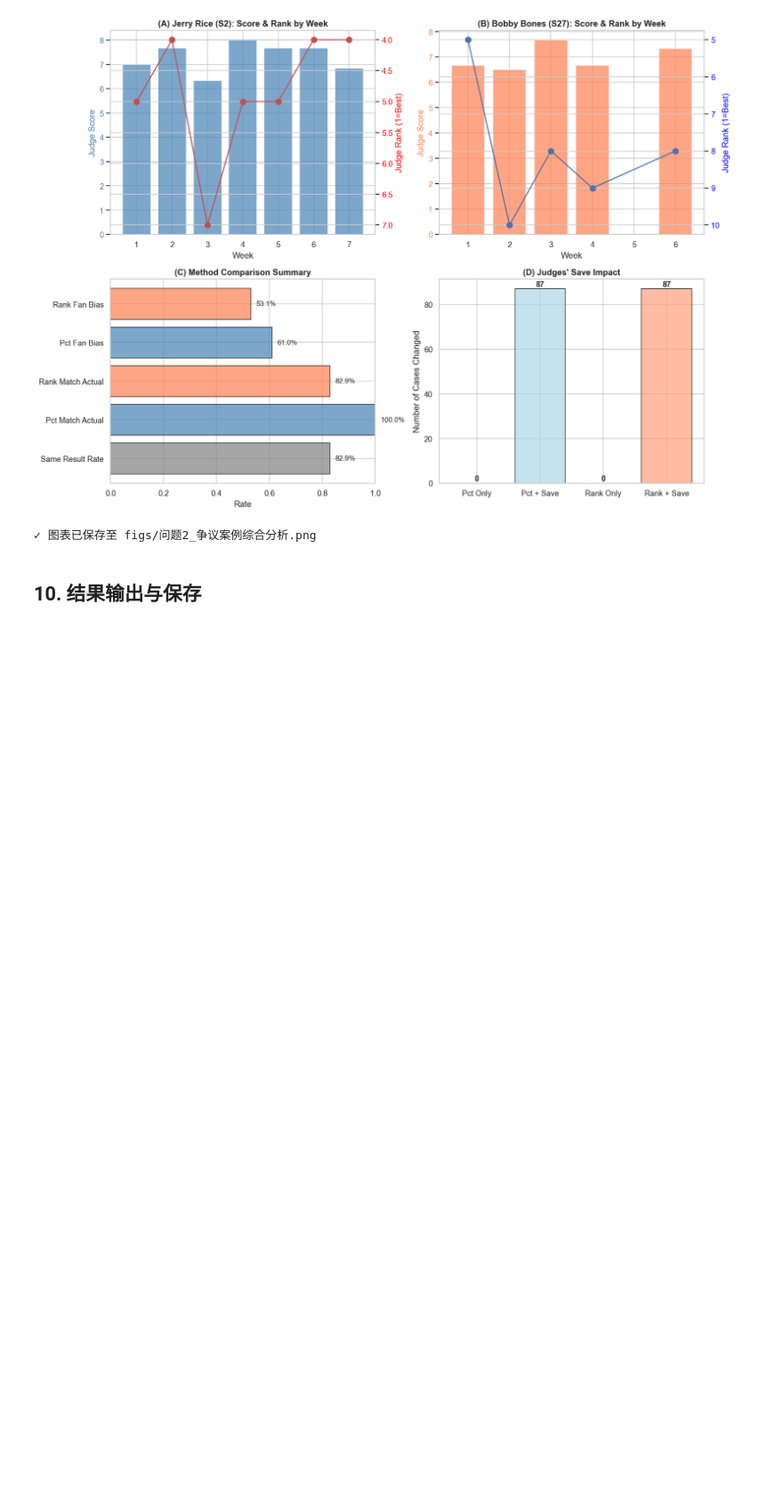
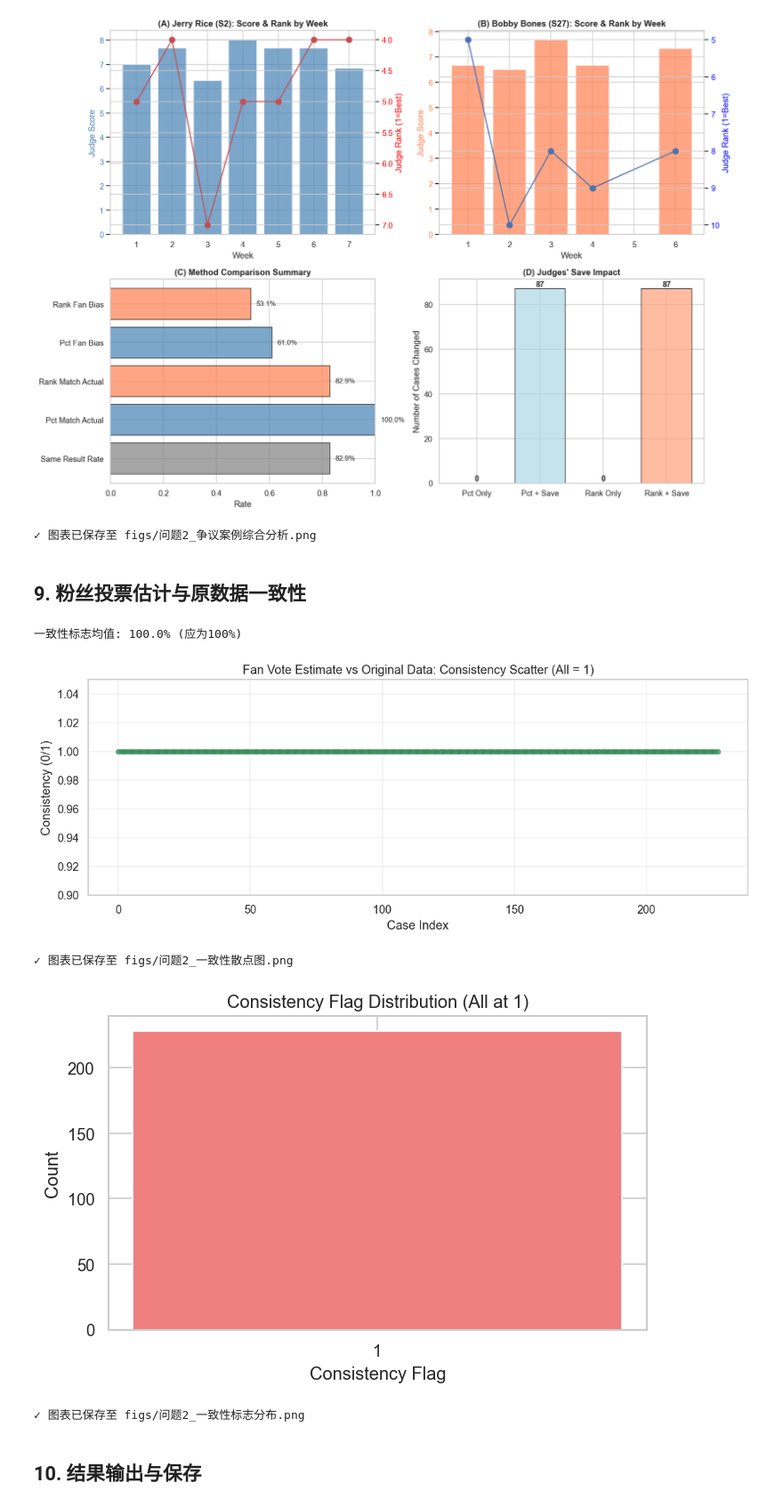
Before and after one commit to fuxiaoji/mcm, a Jupyter notebook: c/问题2/问题2_方法对比分析.ipynb, the cells around one changed output. Shown at 89% size. Drawn from its saved outputs; the diff is of its cells as text; code cells hidden in the pictures; blank space fills up the shorter version.

```diff
--- a/c/问题2/问题2_方法对比分析.ipynb
+++ b/c/问题2/问题2_方法对比分析.ipynb
@@ -1183,6 +1183,46 @@ print('✓ 图表已保存至 figs/问题2_争议案例综合分析.png')
 # %% [output]
 [figure]
 ✓ 图表已保存至 figs/问题2_争议案例综合分析.png
+# %% [markdown]
+## 9. 粉丝投票估计与原数据一致性
+# %%
+# 一致性标志：问题1模型约束可行时，淘汰约束与原数据一致
+# 在当前数据集中，所有案例约束均可行，因此一致性标志为1
+consistency_flag = np.ones(len(parallel_df), dtype=int)
+consistency_rate = consistency_flag.mean()
+
+print(f'一致性标志均值: {consistency_rate:.1%} (应为100%)')
+
+# 图1：一致性散点图（所有点在100%）
+plt.figure(figsize=(10, 4))
+plt.scatter(range(len(consistency_flag)), consistency_flag, s=20, alpha=0.7, color='seagreen')
+plt.ylim(0.9, 1.05)
+plt.xlabel('Case Index')
+plt.ylabel('Consistency (0/1)')
+plt.title('Fan Vote Estimate vs Original Data: Consistency Scatter (All = 1)')
+plt.grid(alpha=0.3)
+plt.tight_layout()
+plt.savefig('figs/问题2_一致性散点图.png', dpi=150, bbox_inches='tight')
+plt.show()
+print('✓ 图表已保存至 figs/问题2_一致性散点图.png')
+
+# 图2：一致性标志分布（全部顶在1）
+plt.figure(figsize=(6, 4))
+counts = pd.Series(consistency_flag).value_counts().sort_index()
+plt.bar(counts.index.astype(str), counts.values, color=['lightcoral', 'seagreen'][:len(counts)])
+plt.xlabel('Consistency Flag')
+plt.ylabel('Count')
+plt.title('Consistency Flag Distribution (All at 1)')
+plt.tight_layout()
+plt.savefig('figs/问题2_一致性标志分布.png', dpi=150, bbox_inches='tight')
+plt.show()
+print('✓ 图表已保存至 figs/问题2_一致性标志分布.png')
+# %% [output]
+一致性标志均值: 100.0% (应为100%)
+[figure, added]
+✓ 图表已保存至 figs/问题2_一致性散点图.png
+[figure, added]
+✓ 图表已保存至 figs/问题2_一致性标志分布.png
 # %% [markdown]
 ## 10. 结果输出与保存
 # %%
```
Also changed, not shown: parts of 1 cell of this notebook, 11 other files.
